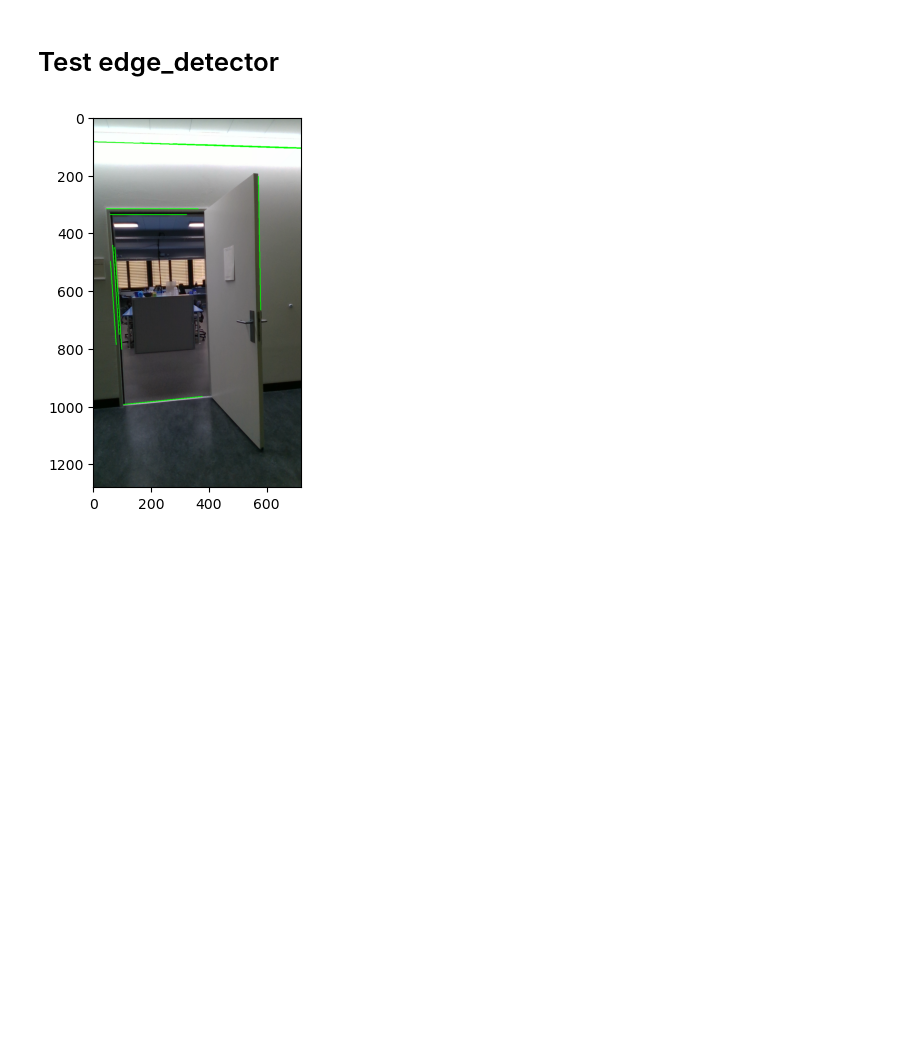
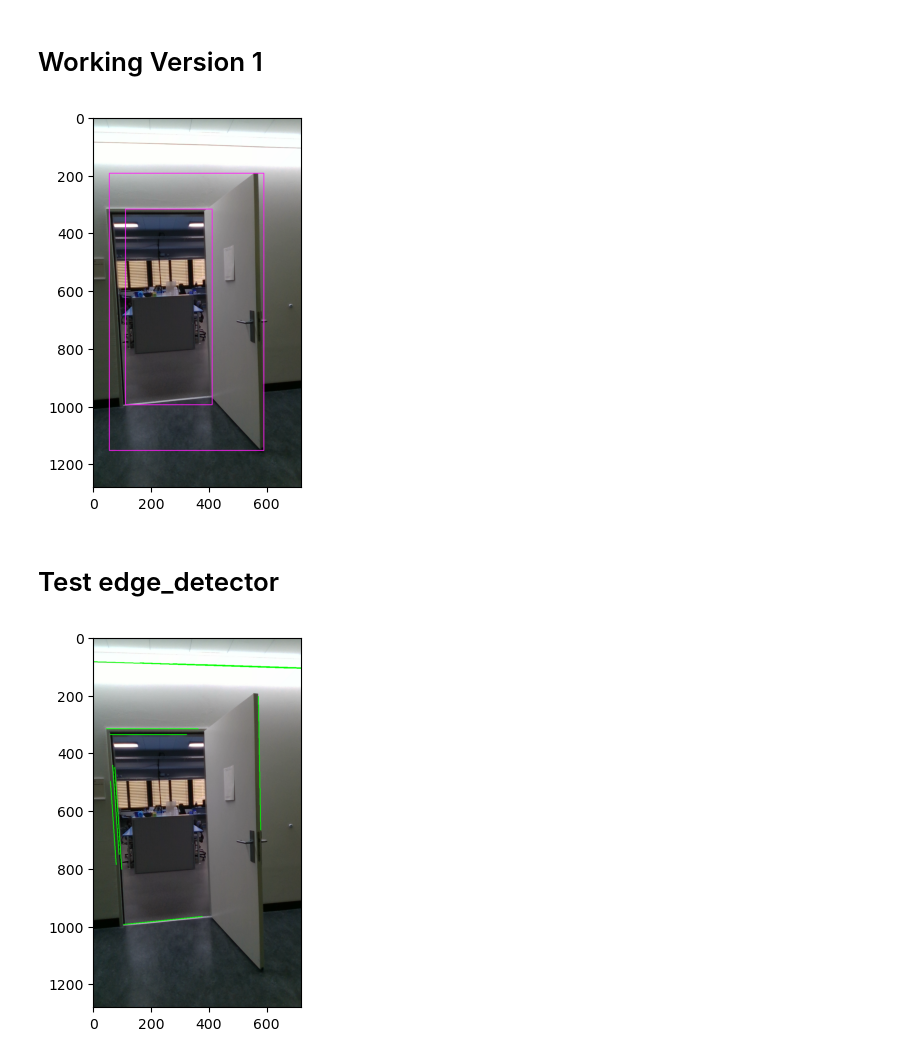
Before and after one commit to matz96/Doordetection, a Jupyter notebook: lescher.ipynb, the cells around one changed output. Drawn from its saved outputs; the diff is of its cells as text; code cells hidden in the pictures; blank space fills up the shorter version.

```diff
--- a/lescher.ipynb
+++ b/lescher.ipynb
@@ -1,3 +50,45 @@
+# %% [markdown]
+# Working Version 1
+# %%
+#To detect doorframes in Python, you can use the OpenCV library. OpenCV is a powerful library for image and video processing, and it provides a wide range of features for detecting objects in images. Here is an example of how you can use OpenCV to detect doorframes in an image:
+
+import cv2
+import matplotlib.pyplot as plt
+
+# Load the input image
+img = cv2.imread('door1_Color.png')
+
+# Convert the image to grayscale
+gray = cv2.cvtColor(img, cv2.COLOR_BGR2GRAY)
+
+# Use the Canny edge detector to find edges in the image
+edges = cv2.Canny(gray, 50, 150, apertureSize = 3)
+
+# Compute the threshold for the image
+#ret, thresh = cv2.threshold(gray, 128, 255, cv2.THRESH_BINARY_INV)
+
+# Find the contours in the image
+contours, hierarchy = cv2.findContours(edges, cv2.RETR_TREE, cv2.CHAIN_APPROX_SIMPLE)
+
+# Loop through the contours and draw rectangles around the doorframes
+for i, (contour, h) in enumerate(zip(contours, hierarchy[0])):
+    # If the contour does not have a parent, draw it on the image
+    if h[3] == -1:
+         # Find the bounding rectangle for the contour
+        x, y, w, h = cv2.boundingRect(contour)
+        if h/w >1.75 and h> 100 and w>50:
+            # Draw the rectangle on the image
+            cv2.rectangle(img, (x, y), (x + w, y + h), (255, 28, 247), 2)
+
+
+# Save the output image
+
+# Display the resized image
+
+plt.imshow(img)
+plt.show()
+# %% [output]
+[figure, added]
 # %% [markdown]
 # Test edge_detector
 # %%
```
Also changed, not shown: parts of 2 cells of this notebook, 9 other files.
